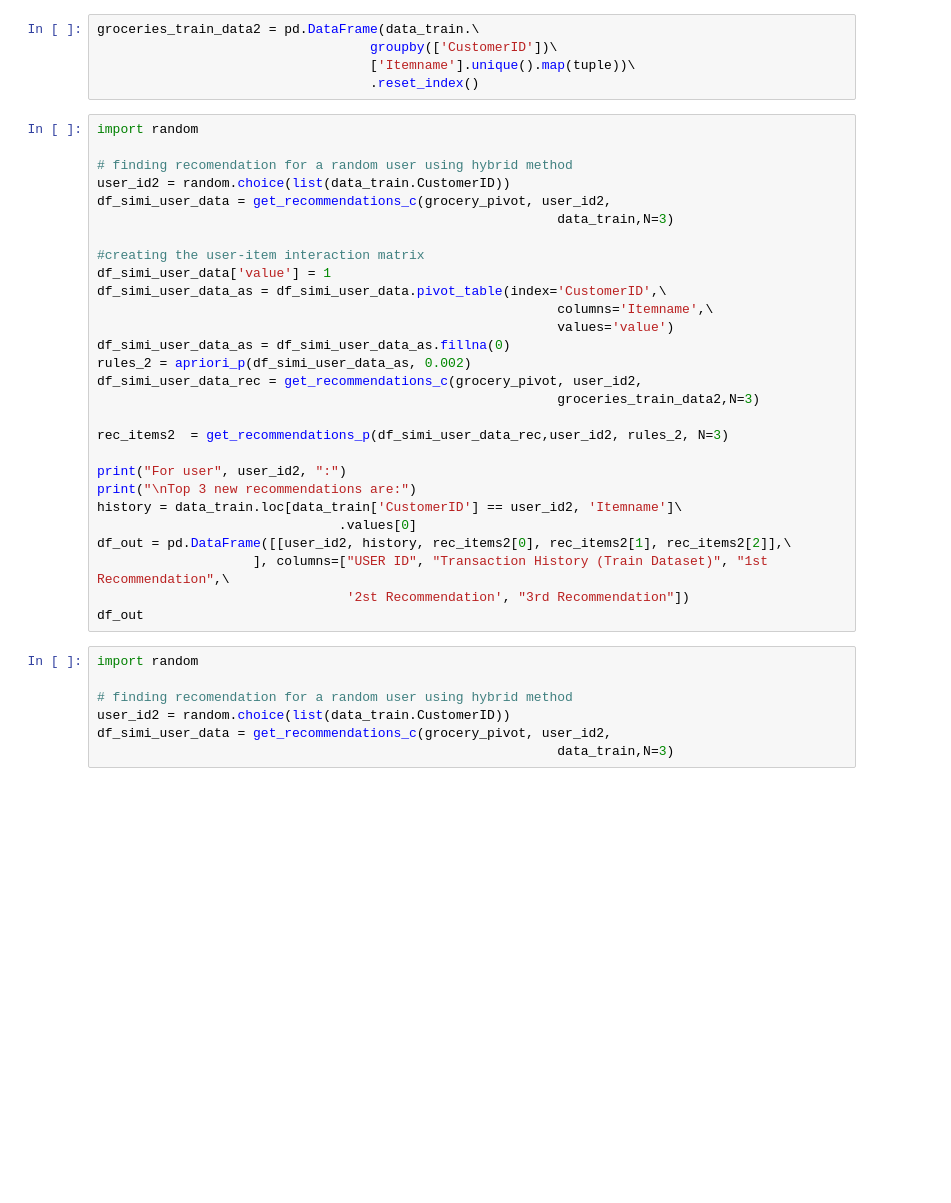
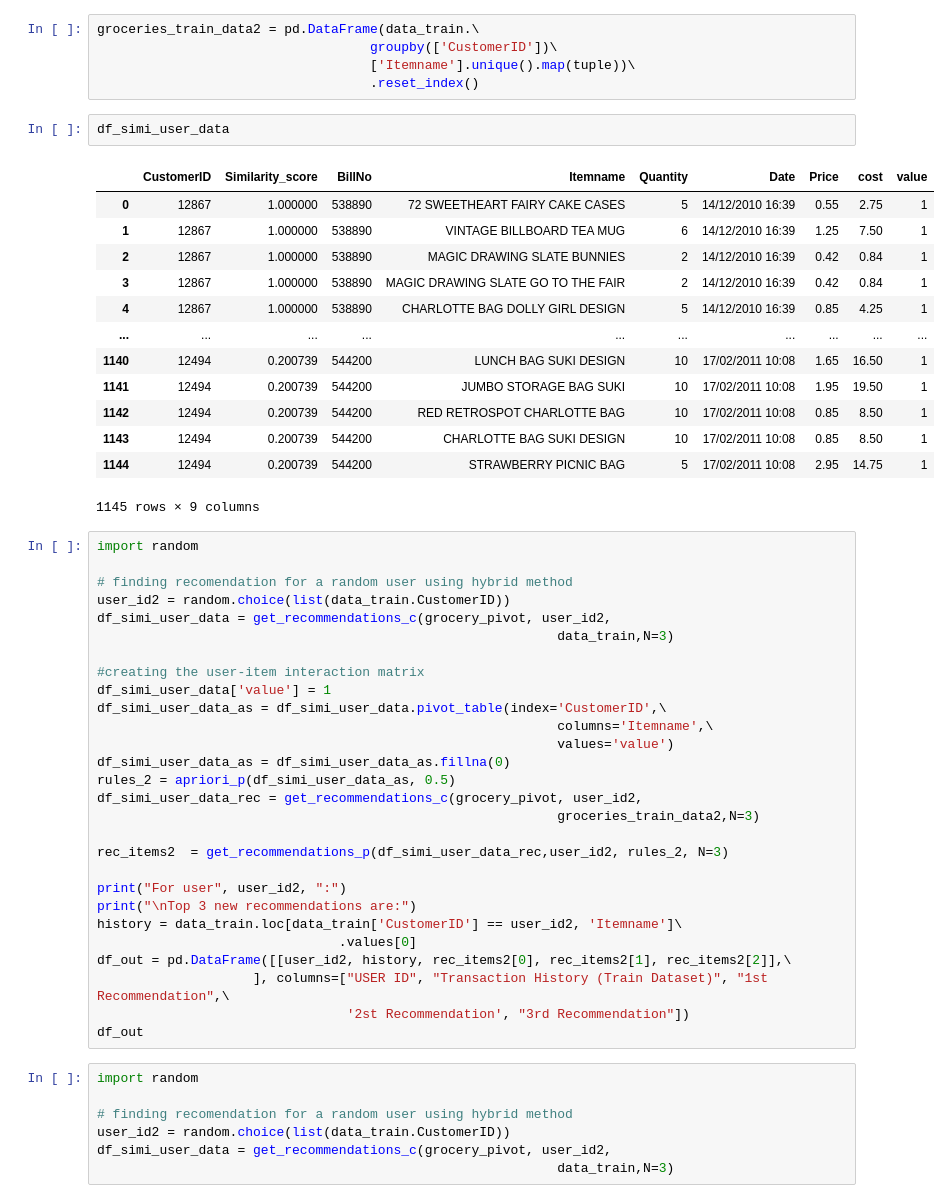
Before and after one commit to KaneZhao/Product_Recommendation, a Jupyter notebook: a1875043_assign2.ipynb, the cells around one changed output. Saved outputs shown, nothing was run; the diff lists cells and outputs as text; blank space fills up the shorter version.

```diff
--- a/a1875043_assign2.ipynb
+++ b/a1875043_assign2.ipynb
@@ -504,6 +504,22 @@ groceries_train_data2 = pd.DataFrame(data_train.\
                                    groupby(['CustomerID'])\
                                    ['Itemname'].unique().map(tuple))\
                                    .reset_index()
+# %%
+df_simi_user_data
+# %% [output]
+|  | CustomerID | Similarity_score | BillNo | Itemname | Quantity | Date | Price | cost | value |
+| 0 | 12867 | 1.000000 | 538890 | 72 SWEETHEART FAIRY CAKE CASES | 5 | 14/12/2010 16:39 | 0.55 | 2.75 | 1 |
+| 1 | 12867 | 1.000000 | 538890 | VINTAGE BILLBOARD TEA MUG | 6 | 14/12/2010 16:39 | 1.25 | 7.50 | 1 |
+| 2 | 12867 | 1.000000 | 538890 | MAGIC DRAWING SLATE BUNNIES | 2 | 14/12/2010 16:39 | 0.42 | 0.84 | 1 |
+| 3 | 12867 | 1.000000 | 538890 | MAGIC DRAWING SLATE GO TO THE FAIR | 2 | 14/12/2010 16:39 | 0.42 | 0.84 | 1 |
+| 4 | 12867 | 1.000000 | 538890 | CHARLOTTE BAG DOLLY GIRL DESIGN | 5 | 14/12/2010 16:39 | 0.85 | 4.25 | 1 |
+| ... | ... | ... | ... | ... | ... | ... | ... | ... | ... |
+| 1140 | 12494 | 0.200739 | 544200 | LUNCH BAG SUKI DESIGN | 10 | 17/02/2011 10:08 | 1.65 | 16.50 | 1 |
+| 1141 | 12494 | 0.200739 | 544200 | JUMBO STORAGE BAG SUKI | 10 | 17/02/2011 10:08 | 1.95 | 19.50 | 1 |
+| 1142 | 12494 | 0.200739 | 544200 | RED RETROSPOT CHARLOTTE BAG | 10 | 17/02/2011 10:08 | 0.85 | 8.50 | 1 |
+| 1143 | 12494 | 0.200739 | 544200 | CHARLOTTE BAG SUKI DESIGN | 10 | 17/02/2011 10:08 | 0.85 | 8.50 | 1 |
+| 1144 | 12494 | 0.200739 | 544200 | STRAWBERRY PICNIC BAG | 5 | 17/02/2011 10:08 | 2.95 | 14.75 | 1 |
+1145 rows × 9 columns
 # %%
 import random
 
@@ -518,7 +534,7 @@ df_simi_user_data_as = df_simi_user_data.pivot_table(index='CustomerID',\
                                                            columns='Itemname',\
                                                            values='value')
 df_simi_user_data_as = df_simi_user_data_as.fillna(0)
-rules_2 = apriori_p(df_simi_user_data_as, 0.002)
+rules_2 = apriori_p(df_simi_user_data_as, 0.5)
 df_simi_user_data_rec = get_recommendations_c(grocery_pivot, user_id2,
                                                            groceries_train_data2,N=3)
 
```
Also changed, not shown: parts of 19 cells of this notebook.
